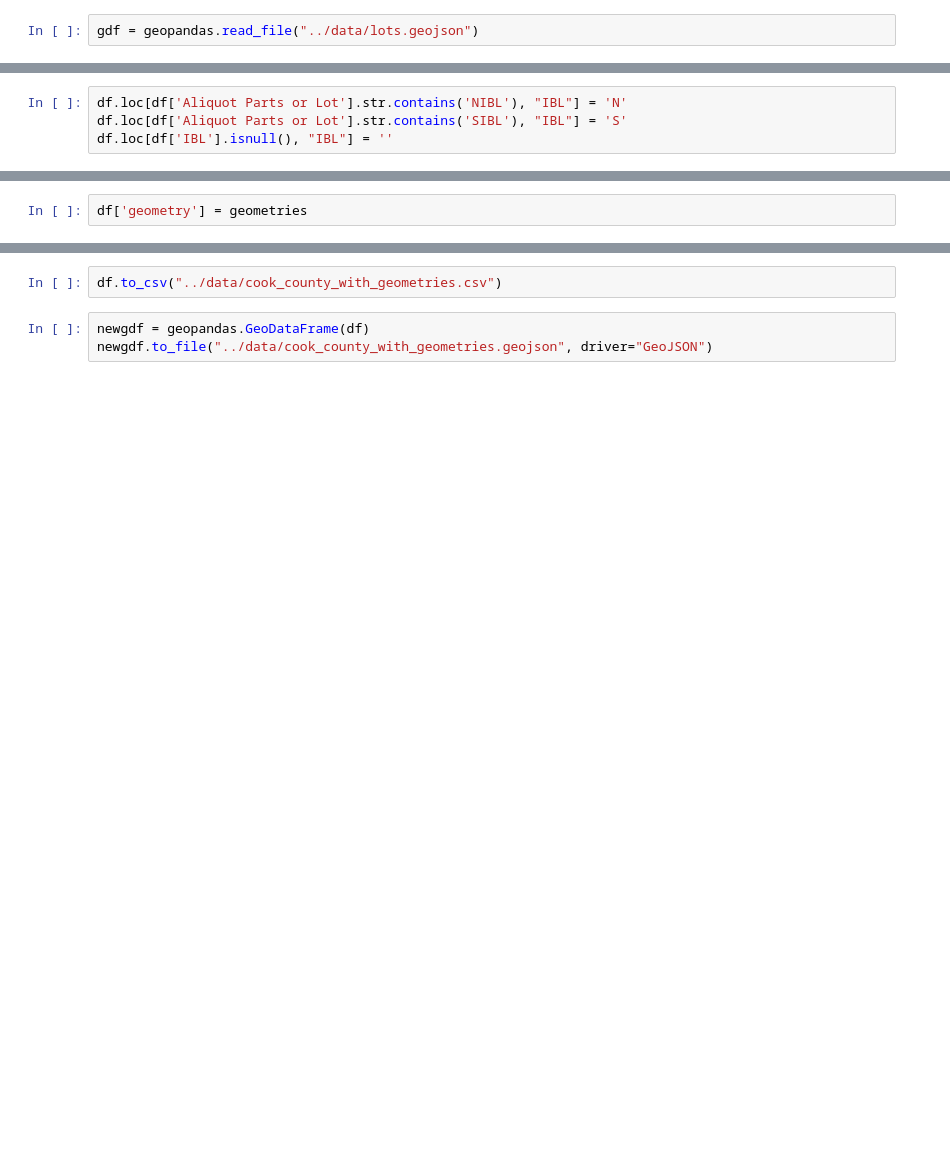
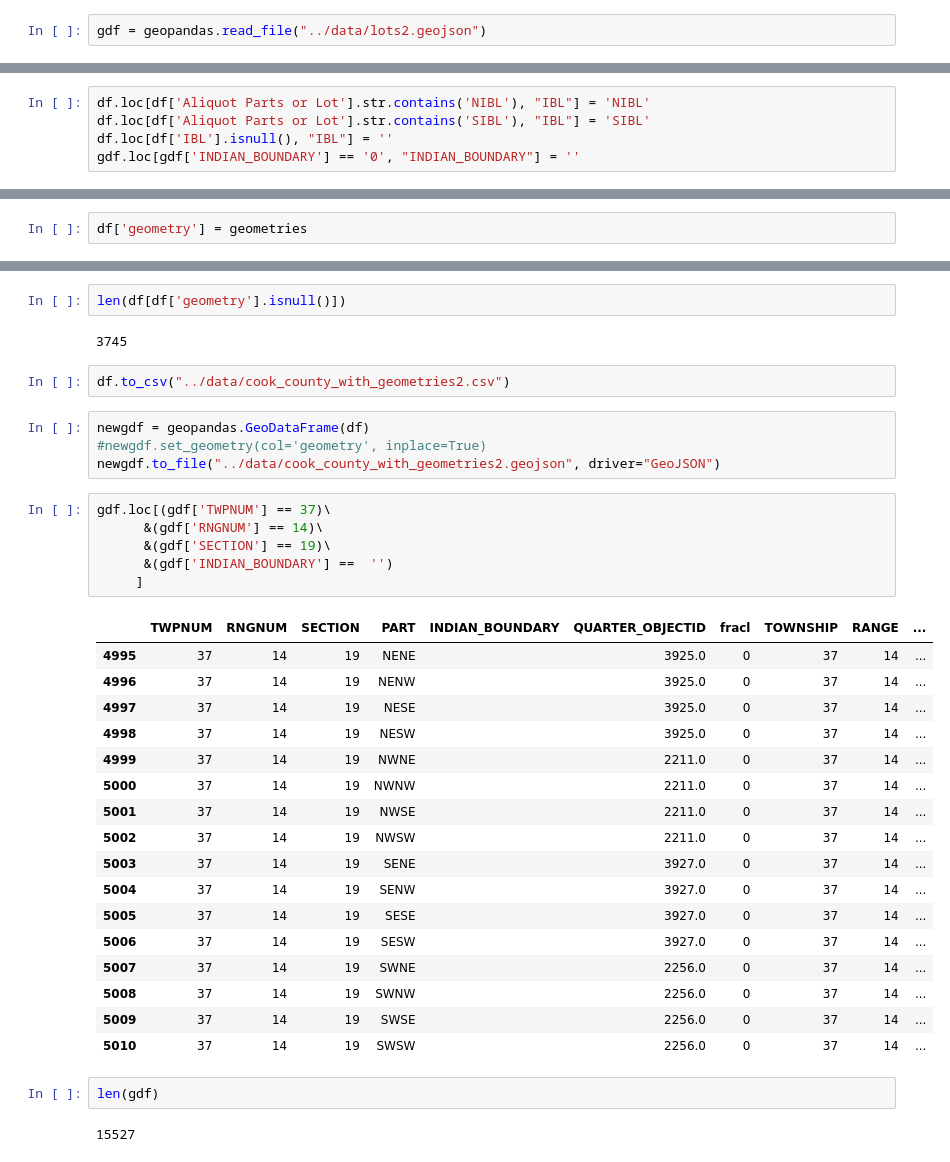
Before and after one commit to uchicago-justice-project/public_land_records, a Jupyter notebook: scripts/intial_matching.ipynb, the cells around one changed output, grey strips where cells are left out. Saved outputs shown, nothing was run; the diff lists cells and outputs as text; blank space fills up the shorter version.

```diff
--- a/scripts/intial_matching.ipynb
+++ b/scripts/intial_matching.ipynb
@@ -6,5 +9,5 @@ from shapely.ops import unary_union
 # %%
-gdf = geopandas.read_file("../data/lots.geojson")
+gdf = geopandas.read_file("../data/lots2.geojson")
 # %%
 df = pd.read_csv('../data/cook_county_cleaned3.csv')
 # %%
@@ -32,4 +38,5 @@ for col in ['TWPNUM', 'RNGNUM', "SECTION"]:
 # %%
-df.loc[df['Aliquot Parts or Lot'].str.contains('NIBL'), "IBL"] = 'N'
-df.loc[df['Aliquot Parts or Lot'].str.contains('SIBL'), "IBL"] = 'S'
+df.loc[df['Aliquot Parts or Lot'].str.contains('NIBL'), "IBL"] = 'NIBL'
+df.loc[df['Aliquot Parts or Lot'].str.contains('SIBL'), "IBL"] = 'SIBL'
 df.loc[df['IBL'].isnull(), "IBL"] = ''
+gdf.loc[gdf['INDIAN_BOUNDARY'] == '0', "INDIAN_BOUNDARY"] = ''
@@ -144,5 +323,38 @@ df['geometry'] = geometries
+# %%
+len(df[df['geometry'].isnull()])
+# %% [output]
+3745
 # %%
-df.to_csv("../data/cook_county_with_geometries.csv")
+df.to_csv("../data/cook_county_with_geometries2.csv")
 # %%
 newgdf = geopandas.GeoDataFrame(df)
-newgdf.to_file("../data/cook_county_with_geometries.geojson", driver="GeoJSON")
+#newgdf.set_geometry(col='geometry', inplace=True)
+newgdf.to_file("../data/cook_county_with_geometries2.geojson", driver="GeoJSON")
+# %%
+gdf.loc[(gdf['TWPNUM'] == 37)\
+      &(gdf['RNGNUM'] == 14)\
+      &(gdf['SECTION'] == 19)\
+      &(gdf['INDIAN_BOUNDARY'] ==  '')
+     ]
+# %% [output]
+|  | TWPNUM | RNGNUM | SECTION | PART | INDIAN_BOUNDARY | QUARTER_OBJECTID | fracl | TOWNSHIP | RANGE | ... |
+| 4995 | 37 | 14 | 19 | NENE |  | 3925.0 | 0 | 37 | 14 | ... |
+| 4996 | 37 | 14 | 19 | NENW |  | 3925.0 | 0 | 37 | 14 | ... |
+| 4997 | 37 | 14 | 19 | NESE |  | 3925.0 | 0 | 37 | 14 | ... |
+| 4998 | 37 | 14 | 19 | NESW |  | 3925.0 | 0 | 37 | 14 | ... |
+| 4999 | 37 | 14 | 19 | NWNE |  | 2211.0 | 0 | 37 | 14 | ... |
+| 5000 | 37 | 14 | 19 | NWNW |  | 2211.0 | 0 | 37 | 14 | ... |
+| 5001 | 37 | 14 | 19 | NWSE |  | 2211.0 | 0 | 37 | 14 | ... |
+| 5002 | 37 | 14 | 19 | NWSW |  | 2211.0 | 0 | 37 | 14 | ... |
+| 5003 | 37 | 14 | 19 | SENE |  | 3927.0 | 0 | 37 | 14 | ... |
+| 5004 | 37 | 14 | 19 | SENW |  | 3927.0 | 0 | 37 | 14 | ... |
+| 5005 | 37 | 14 | 19 | SESE |  | 3927.0 | 0 | 37 | 14 | ... |
+| 5006 | 37 | 14 | 19 | SESW |  | 3927.0 | 0 | 37 | 14 | ... |
+| 5007 | 37 | 14 | 19 | SWNE |  | 2256.0 | 0 | 37 | 14 | ... |
+| 5008 | 37 | 14 | 19 | SWNW |  | 2256.0 | 0 | 37 | 14 | ... |
+| 5009 | 37 | 14 | 19 | SWSE |  | 2256.0 | 0 | 37 | 14 | ... |
+| 5010 | 37 | 14 | 19 | SWSW |  | 2256.0 | 0 | 37 | 14 | ... |
+# %%
+len(gdf)
+# %% [output]
+15527
```
Also changed, not shown: parts of 27 cells of this notebook, 17 other files.
